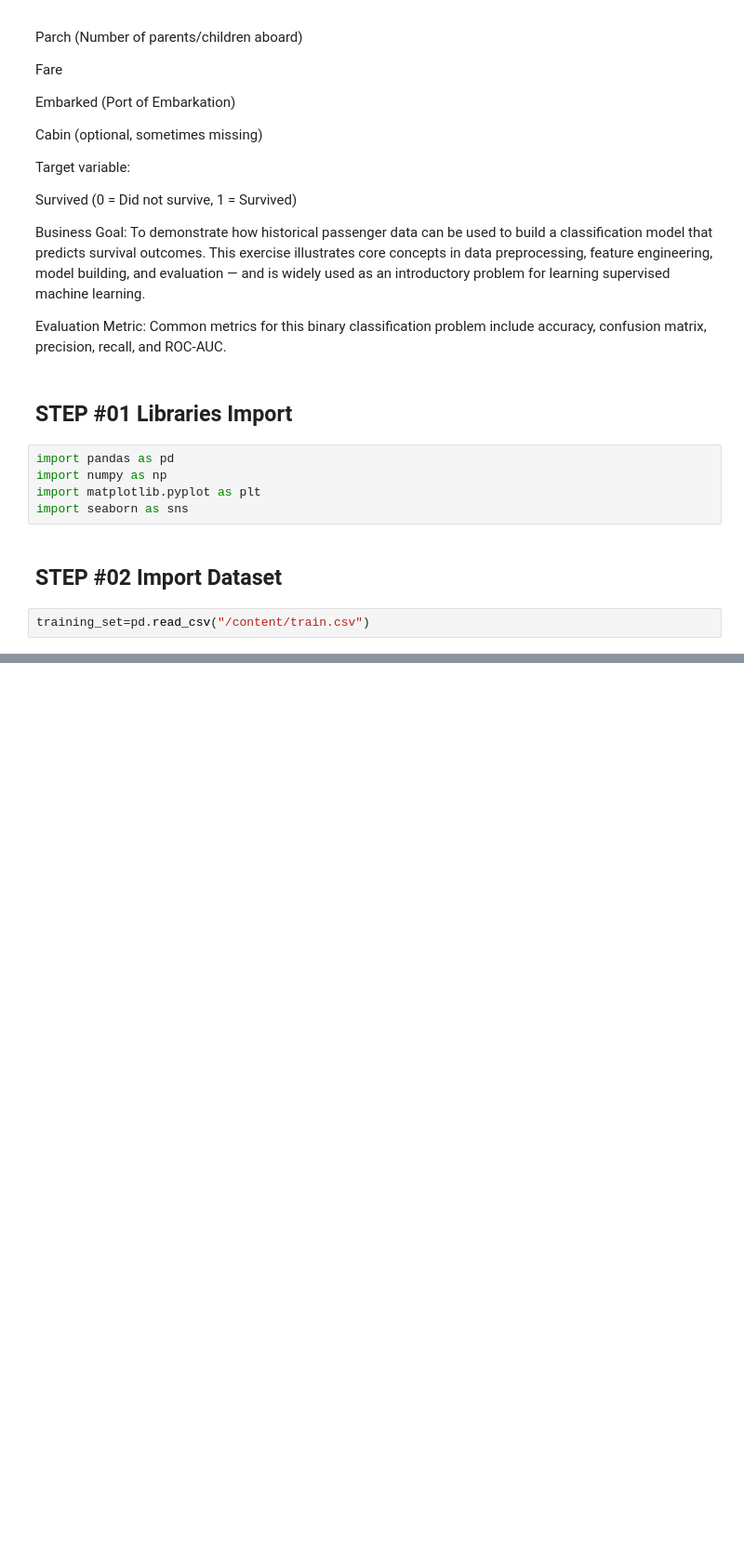
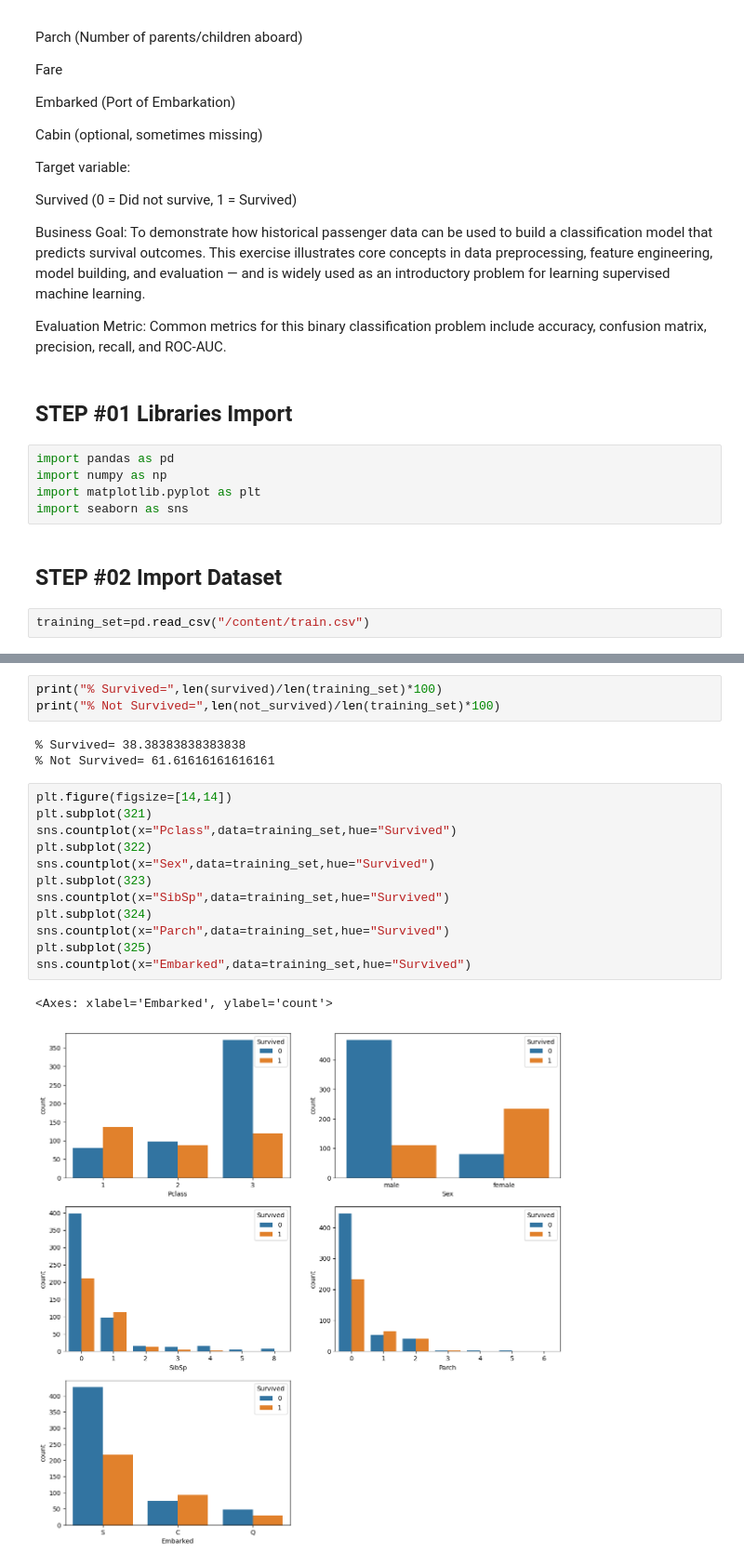
Before and after one commit to malavika-aiml/MLPROJECT, a Jupyter notebook: LogisticRegression.ipynb, the cells around one changed output, grey strips where cells are left out. Shown at 93% size. Drawn from its saved outputs; the diff is of its cells as text; blank space fills up the shorter version.

```diff
--- a/LogisticRegression.ipynb
+++ b/LogisticRegression.ipynb
@@ -72,0 +86,21 @@ training_set.tail(5)
+# %%
+print("% Survived=",len(survived)/len(training_set)*100)
+print("% Not Survived=",len(not_survived)/len(training_set)*100)
+# %% [output]
+% Survived= 38.38383838383838
+% Not Survived= 61.61616161616161
+# %%
+plt.figure(figsize=[14,14])
+plt.subplot(321)
+sns.countplot(x="Pclass",data=training_set,hue="Survived")
+plt.subplot(322)
+sns.countplot(x="Sex",data=training_set,hue="Survived")
+plt.subplot(323)
+sns.countplot(x="SibSp",data=training_set,hue="Survived")
+plt.subplot(324)
+sns.countplot(x="Parch",data=training_set,hue="Survived")
+plt.subplot(325)
+sns.countplot(x="Embarked",data=training_set,hue="Survived")
+# %% [output]
+<Axes: xlabel='Embarked', ylabel='count'>
+[figure, added]
```
Also changed, not shown: parts of 5 cells of this notebook.
